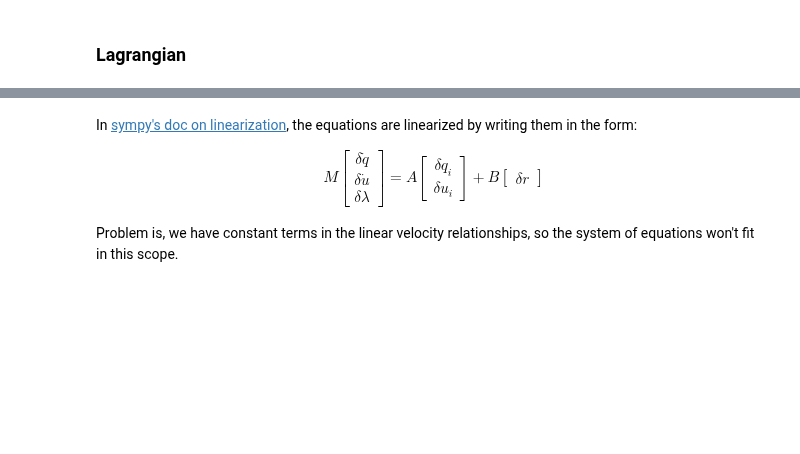
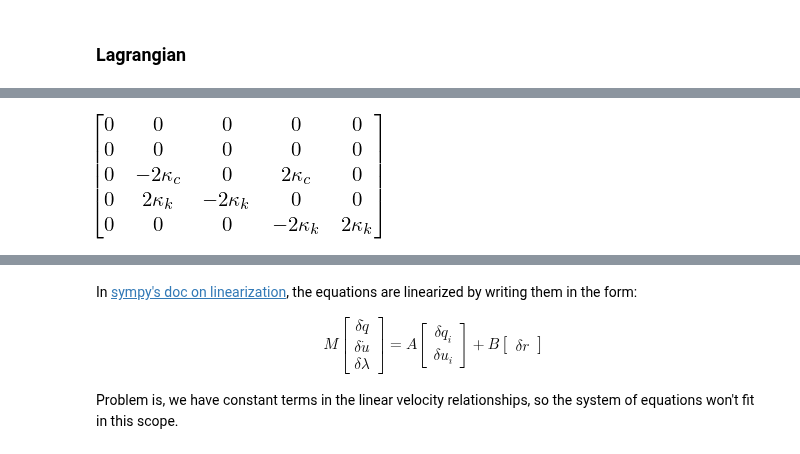
Before and after one commit to glyg/notebooks, a Jupyter notebook: kt_sim/sympy_dumb_spindle.ipynb, the cells around one changed output, grey strips where cells are left out. Cells and saved outputs as stored; diff of their text form; code cells hidden in the pictures; blank space fills up the shorter version.

```diff
--- a/kt_sim/sympy_dumb_spindle.ipynb
+++ b/kt_sim/sympy_dumb_spindle.ipynb
@@ -168,0 +342,4 @@ trans.inv().multiply(state_v).subs(to_subs) * 2
+# %%
+eoms_u.jacobian(qs).multiply(trans)
+# %% [output]
+[figure, added]
```
Also changed, not shown: parts of 31 cells of this notebook, 1 other file.
